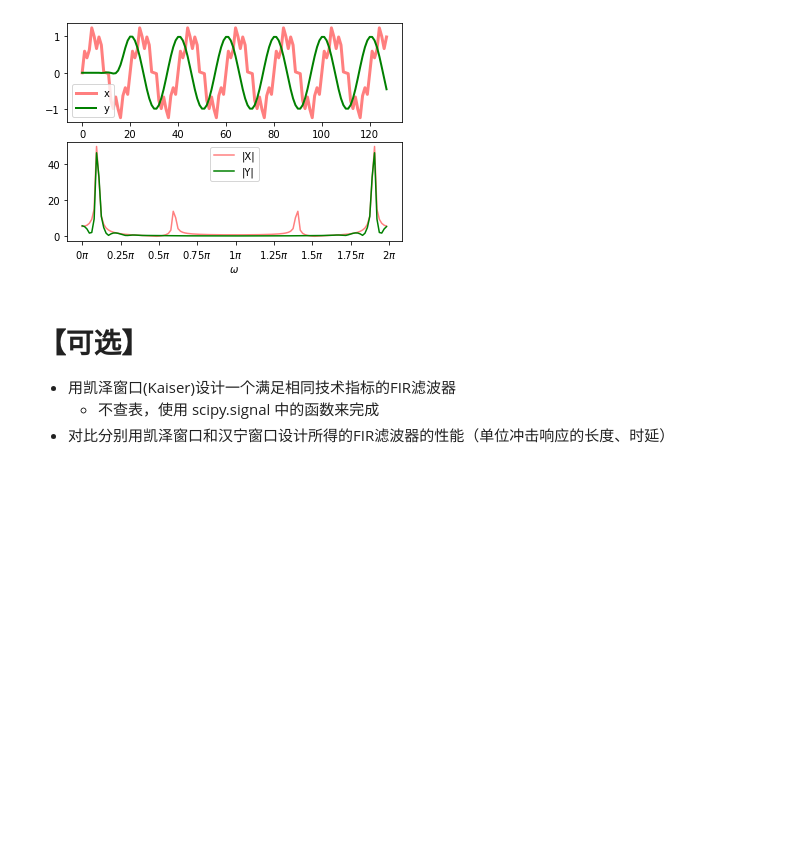
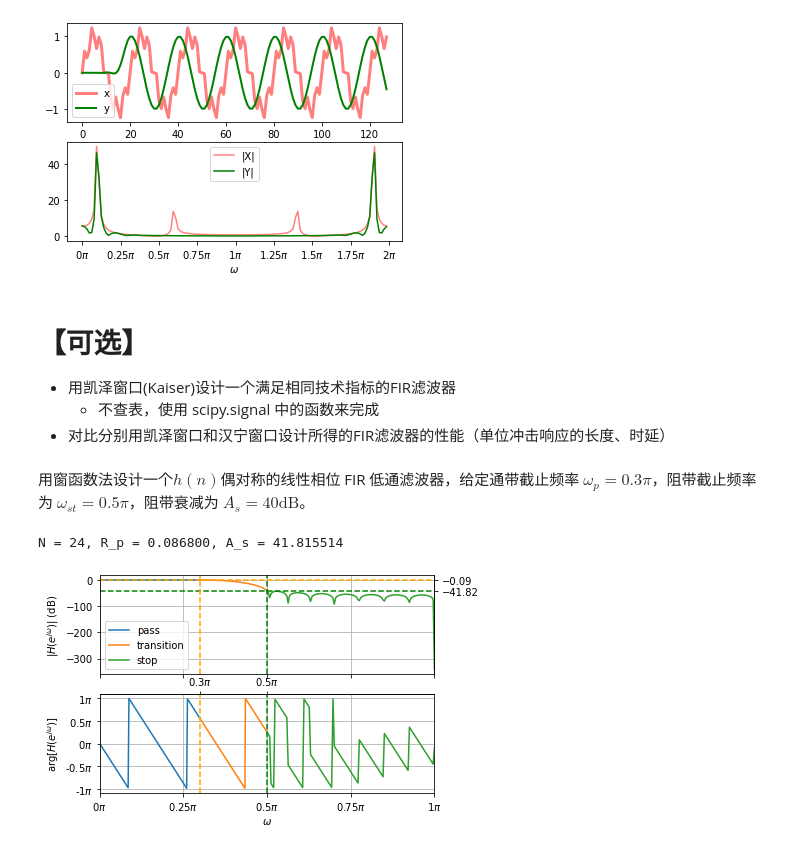
Before and after one commit to Windmill-City/DSP-Learning, a Jupyter notebook: FIR滤波器设计/ex.7-2.FIR-window.student.ipynb, the cells around one changed output. Cells and saved outputs as stored; diff of their text form; code cells hidden in the pictures; blank space fills up the shorter version.

```diff
--- a/FIR滤波器设计/ex.7-2.FIR-window.student.ipynb
+++ b/FIR滤波器设计/ex.7-2.FIR-window.student.ipynb
@@ -251,3 +253,34 @@ test_filter(b, a, x);
 - 用凯泽窗口(Kaiser)设计一个满足相同技术指标的FIR滤波器
   - 不查表，使用 scipy.signal 中的函数来完成
 - 对比分别用凯泽窗口和汉宁窗口设计所得的FIR滤波器的性能（单位冲击响应的长度、时延）
+# %% [markdown]
+用窗函数法设计一个$h(n)$偶对称的线性相位 FIR 低通滤波器，给定通带截止频率 $\omega_p=0.3\pi$，阻带截止频率为 $\omega_{st}=0.5\pi$，阻带衰减为 $A_s=40\text{dB}$。
+# %%
+# Target band edge frequencies.
+w_p = 0.3 * np.pi
+w_st = 0.5 * np.pi
+
+# 采样频率
+fs = 2*np.pi
+# 过渡带宽度
+f_tran = abs(w_p - w_st)
+A_s_traget = 40
+
+# Compute window property.
+# 过渡带宽度，表示为 过渡带带宽 / 奈奎斯特频率
+width = f_tran / (fs / 2)
+# 使用kaiserord计算凯泽窗参数，第一个参数为阻带最小衰减(单位dB), 第二个参数为过渡带宽度
+N, beta = signal.kaiserord(A_s_traget, width)
+window = ('kaiser', beta)
+
+# Compute the FIR coefficients.
+w_c = (w_p + w_st) / 2
+b = signal.firwin(N, w_c, window=window, fs=fs)
+a = 1
+
+# Analyze the filter.
+R_p, A_s = analyze_lpf(w_p, w_st, b=b, a=a, show_plot=True)
+print('N = %d, R_p = %f, A_s = %f' % (N, R_p, A_s))
+# %% [output]
+N = 24, R_p = 0.086800, A_s = 41.815514
+[figure, added]
```
Also changed, not shown: parts of 4 cells of this notebook, 1 other file.
